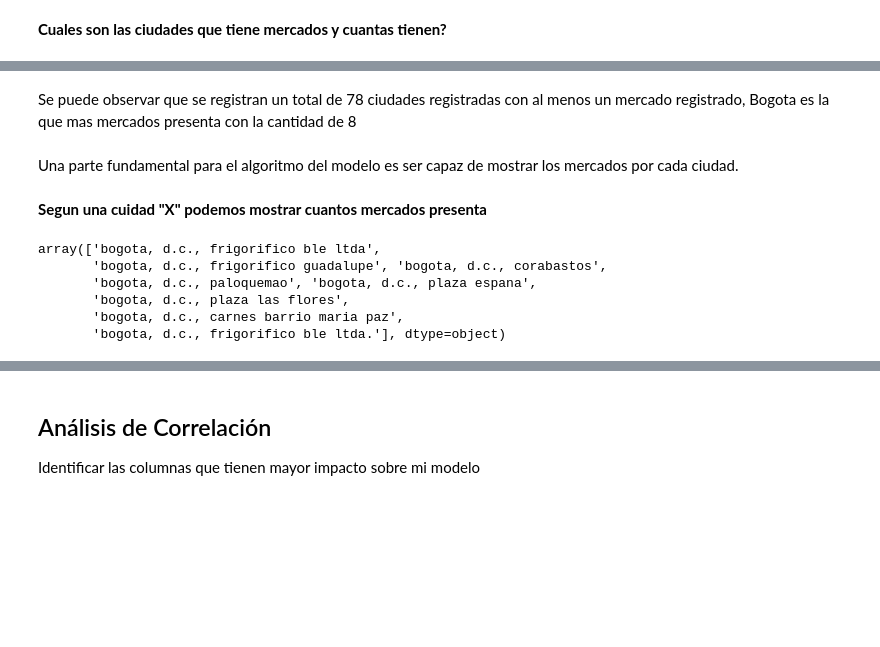
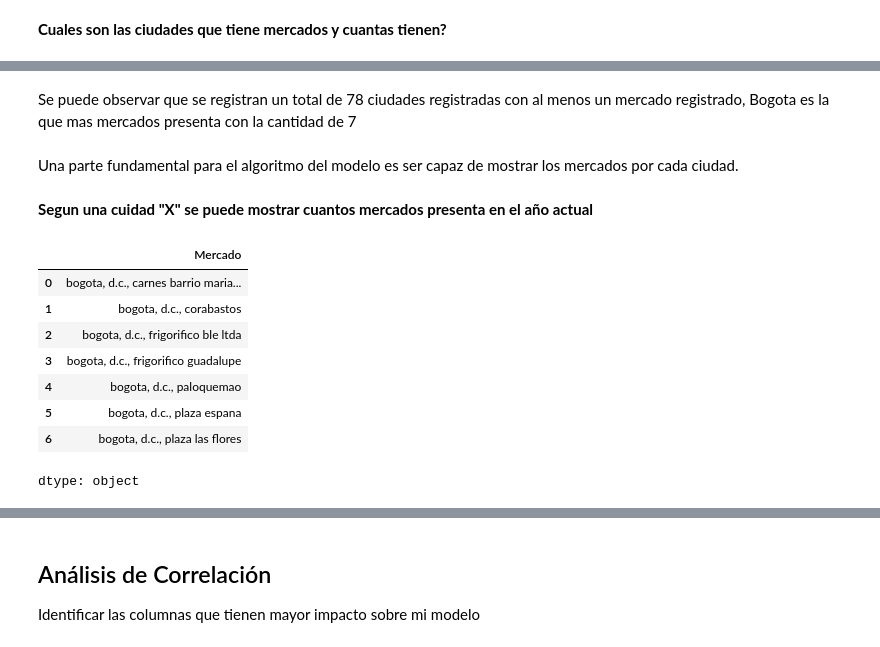
Before and after one commit to daniel-barona/proyecto_ciencia_datos, a Jupyter notebook: src/03_EDA.ipynb, the cells around one changed output, grey strips where cells are left out. Cells and saved outputs as stored; diff of their text form; code cells hidden in the pictures; blank space fills up the shorter version.

```diff
--- a/src/03_EDA.ipynb
+++ b/src/03_EDA.ipynb
@@ -366,22 +372,30 @@ mercados_por_ciudad
 | 76 | yolombo | 1 |
 78 rows × 2 columns
 # %% [markdown]
-Se puede observar que se registran un total de 78 ciudades registradas con al menos un mercado registrado, Bogota es la que mas mercados presenta con la cantidad de 8
+Se puede observar que se registran un total de 78 ciudades registradas con al menos un mercado registrado, Bogota es la que mas mercados presenta con la cantidad de 7
 # %% [markdown]
 Una parte fundamental para el algoritmo del modelo es ser capaz de mostrar los mercados por cada ciudad.
 # %% [markdown]
-**Segun una cuidad "X" podemos mostrar cuantos mercados presenta**
+**Segun una cuidad "X" se puede mostrar cuantos mercados presenta en el año actual**
 # %%
 ciudad = 'bogota, d.c.'
 mercado_en_ciudad = (
-    df[df['Municipio'] == ciudad]['Mercado']
-    .unique()
+    df[
+        (df["Municipio"] == ciudad) &
+        (df["Fecha"].dt.year == 2026)
+    ]["Mercado"]
+    .drop_duplicates()
+    .sort_values()
+    .reset_index(drop=True)
 )
 mercado_en_ciudad
 # %% [output]
+|  | Mercado |
+| 0 | bogota, d.c., carnes barrio maria... |
+| 1 | bogota, d.c., corabastos |
+| 2 | bogota, d.c., frigorifico ble ltda |
+| 3 | bogota, d.c., frigorifico guadalupe |
+| 4 | bogota, d.c., paloquemao |
+| 5 | bogota, d.c., plaza espana |
+| 6 | bogota, d.c., plaza las flores |
-array(['bogota, d.c., frigorifico ble ltda',
-       'bogota, d.c., frigorifico guadalupe', 'bogota, d.c., corabastos',
-       'bogota, d.c., paloquemao', 'bogota, d.c., plaza espana',
-       'bogota, d.c., plaza las flores',
-       'bogota, d.c., carnes barrio maria paz',
-       'bogota, d.c., frigorifico ble ltda.'], dtype=object)
+dtype: object
```
Also changed, not shown: parts of 25 cells of this notebook.
